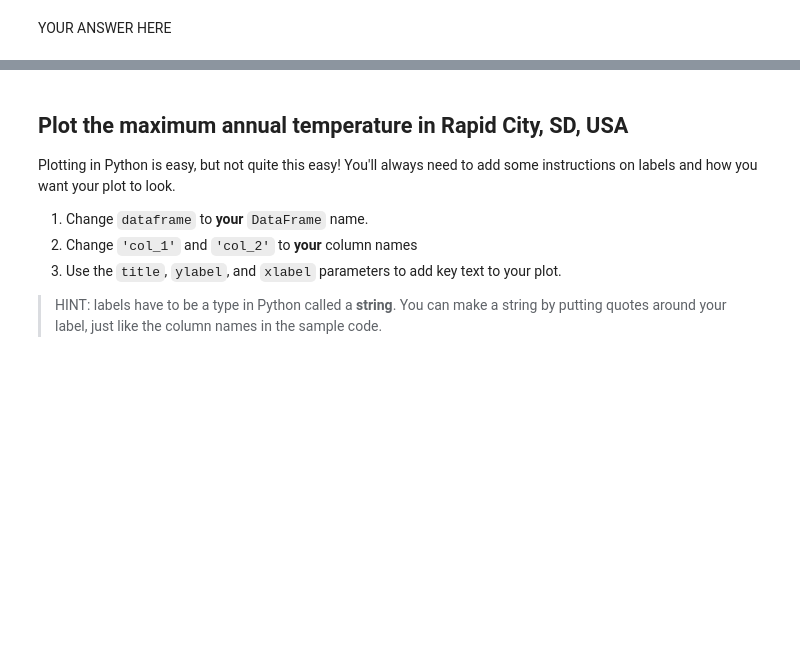
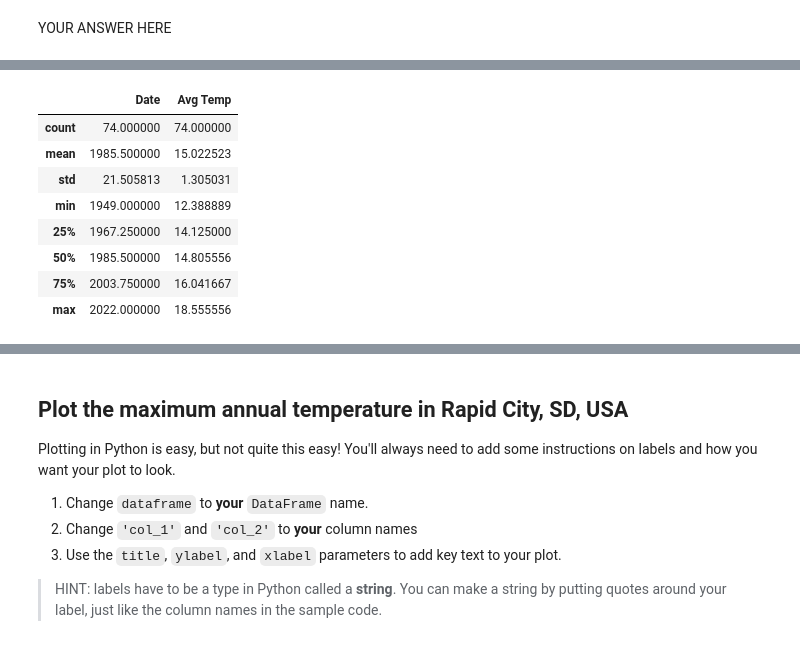
Before and after one commit to jlogannd/get-started-with-reproducible-science-jlogannd, a Jupyter notebook: ReproducibleScience_Jess.ipynb, the cells around one changed output, grey strips where cells are left out. Saved outputs shown, nothing was run; the diff lists cells and outputs as text; code cells hidden in the pictures; blank space fills up the shorter version.

```diff
--- a/ReproducibleScience_Jess.ipynb
+++ b/ReproducibleScience_Jess.ipynb
@@ -353,3 +373,15 @@ print('You earned {} of 5 points for converting to Celcius'.format(points))
+# %%
+rapid_temp_data.describe()
+# %% [output]
+|  | Date | Avg Temp |
+| count | 74.000000 | 74.000000 |
+| mean | 1985.500000 | 15.022523 |
+| std | 21.505813 | 1.305031 |
+| min | 1949.000000 | 12.388889 |
+| 25% | 1967.250000 | 14.125000 |
+| 50% | 1985.500000 | 14.805556 |
+| 75% | 2003.750000 | 16.041667 |
+| max | 2022.000000 | 18.555556 |
 # %% [markdown]
 <img src="https://static.thenounproject.com/png/3842781-200.png" width=20 style="float: left; padding: 3px" /> Want an **EXTRA CHALLENGE**?
   1. As you did above, rewrite the code to be more expressive
```
Also changed, not shown: parts of 5 cells of this notebook.
